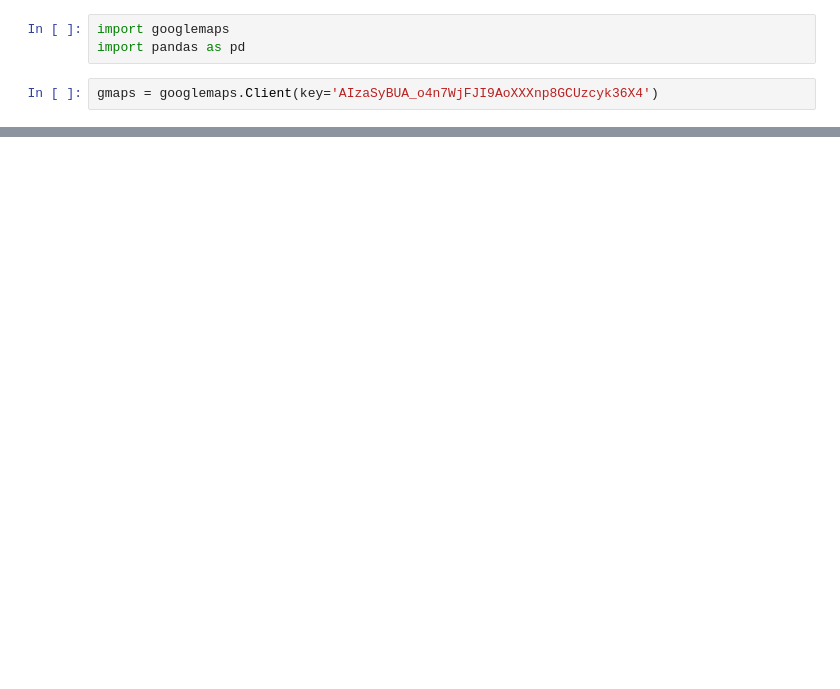
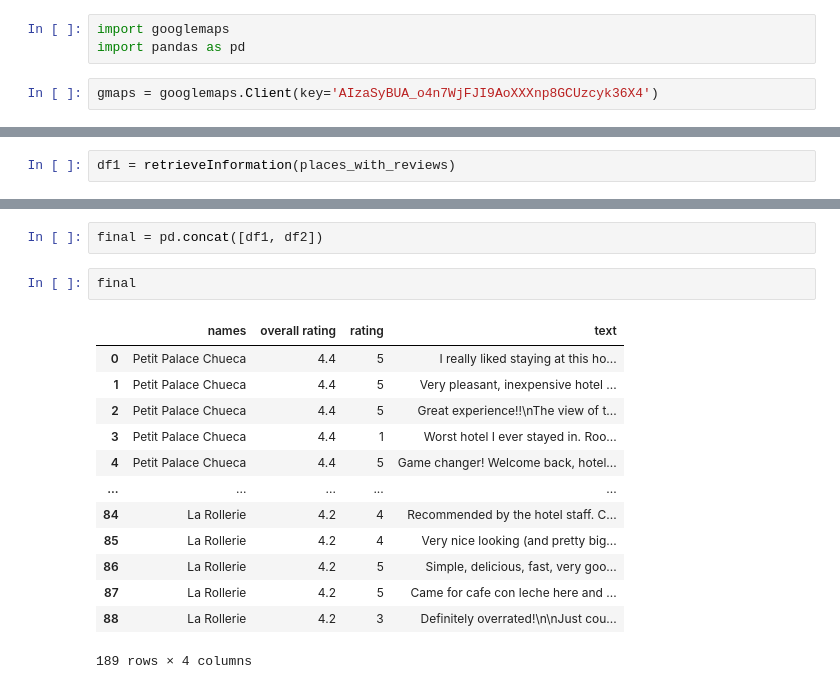
Before and after one commit to TheDandyCodes/gmaps-reviews-scrapping, a Jupyter notebook: web-scrapping-reviews.ipynb, the cells around one changed output, grey strips where cells are left out. Cells and saved outputs as stored; diff of their text form; blank space fills up the shorter version.

```diff
--- a/web-scrapping-reviews.ipynb
+++ b/web-scrapping-reviews.ipynb
@@ -40,0 +29,2 @@ df
+# %%
+df1 = retrieveInformation(places_with_reviews)
@@ -41 +68,19 @@ df
+# %%
+final = pd.concat([df1, df2])
+# %%
+final
+# %% [output]
+|  | names | overall rating | rating | text |
+| 0 | Petit Palace Chueca | 4.4 | 5 | I really liked staying at this ho... |
+| 1 | Petit Palace Chueca | 4.4 | 5 | Very pleasant, inexpensive hotel ... |
+| 2 | Petit Palace Chueca | 4.4 | 5 | Great experience!!\nThe view of t... |
+| 3 | Petit Palace Chueca | 4.4 | 1 | Worst hotel I ever stayed in. Roo... |
+| 4 | Petit Palace Chueca | 4.4 | 5 | Game changer! Welcome back, hotel... |
+| ... | ... | ... | ... | ... |
+| 84 | La Rollerie | 4.2 | 4 | Recommended by the hotel staff. C... |
+| 85 | La Rollerie | 4.2 | 4 | Very nice looking (and pretty big... |
+| 86 | La Rollerie | 4.2 | 5 | Simple, delicious, fast, very goo... |
+| 87 | La Rollerie | 4.2 | 5 | Came for cafe con leche here and ... |
+| 88 | La Rollerie | 4.2 | 3 | Definitely overrated!\n\nJust cou... |
+189 rows × 4 columns
 # %%
```
Also changed, not shown: parts of 10 cells of this notebook.
